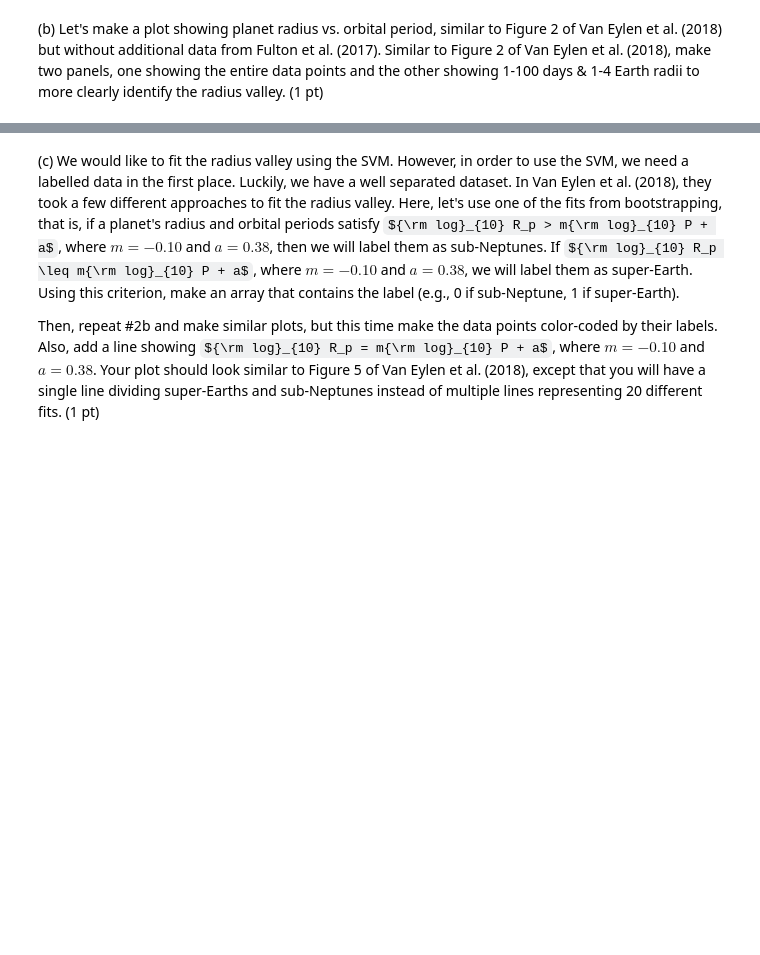
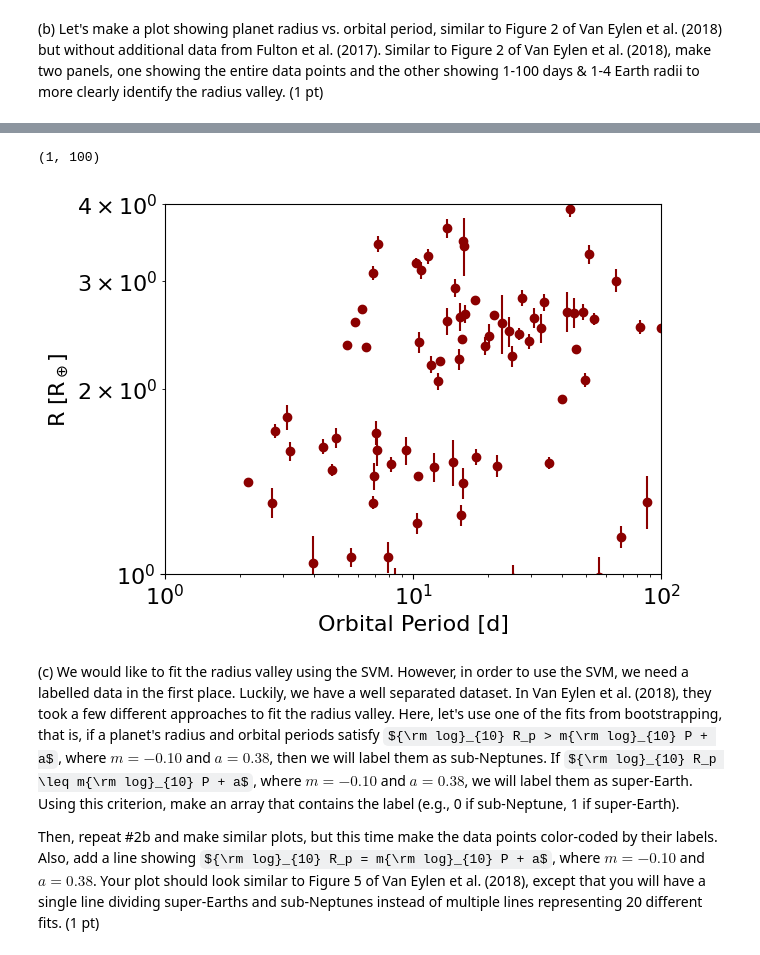
Before and after one commit to SpacialTree/HomeworkBack, a Jupyter notebook: MachineLearning/Homework/HW2/AST7939_homework2.ipynb, the cells around one changed output, grey strips where cells are left out. Cells and saved outputs as stored; diff of their text form; code cells hidden in the pictures; some formulas as TeX source; blank space fills up the shorter version.

```diff
--- a/MachineLearning/Homework/HW2/AST7939_homework2.ipynb
+++ b/MachineLearning/Homework/HW2/AST7939_homework2.ipynb
@@ -50,3 +246,17 @@ In this homework problem, we will reproduce the SVM models of Van Eylen et al. (
+# %%
+# Just like panel 2 of Figure 2, zoom-in of the radius valley
+plt.scatter(period, planet_radius, color='darkred')
+plt.errorbar(period, planet_radius, yerr=planet_radius_err, ls='none', color='darkred')
+
+plt.xscale('log')
+plt.yscale('log')
+plt.xlabel('Orbital Period [d]')
+plt.ylabel('R [R$_\\oplus$]')
+plt.ylim(1, 4)
+plt.xlim(1, 100)
+# %% [output]
+(1, 100)
+[figure, added]
 # %% [markdown]
 (c) We would like to fit the radius valley using the SVM. However, in order to use the SVM, we need a labelled data in the first place. Luckily, we have a well separated dataset. In Van Eylen et al. (2018), they took a few different approaches to fit the radius valley. Here, let's use one of the fits from bootstrapping, that is, if a planet's radius and orbital periods satisfy ${\rm log}_{10} R_p > m{\rm log}_{10} P + a$, where $m=-0.10$ and $a=0.38$, then we will label them as sub-Neptunes. If ${\rm log}_{10} R_p \leq m{\rm log}_{10} P + a$, where $m=-0.10$ and $a=0.38$, we will label them as super-Earth. Using this criterion, make an array that contains the label (e.g., 0 if sub-Neptune, 1 if super-Earth).
 
```
Also changed, not shown: parts of 25 cells of this notebook, 12 other files.
